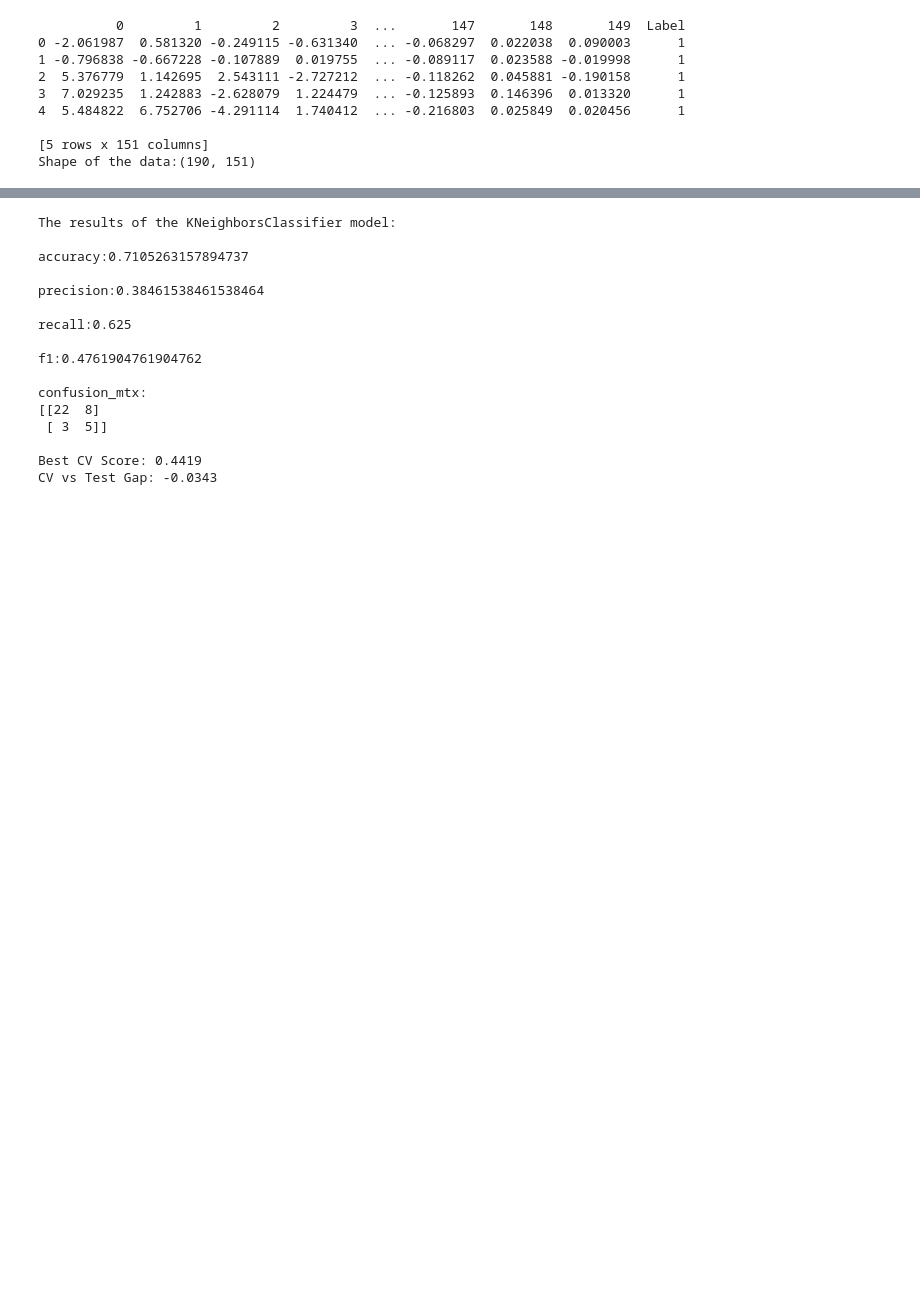
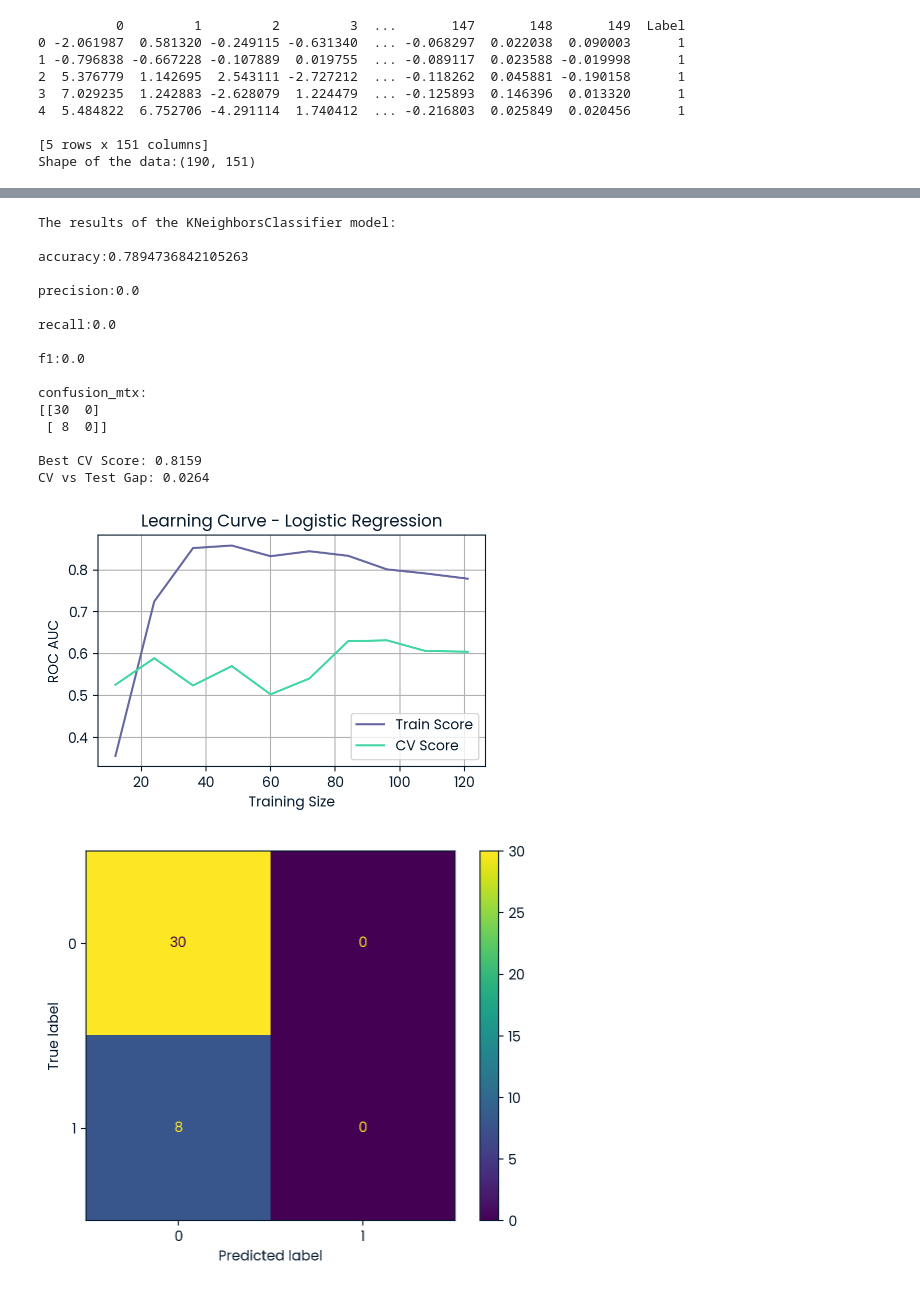
Before and after one commit to anoushzahedi/Python_ML, a Jupyter notebook: ML_facial_recognition/notebook.ipynb, the cells around one changed output, grey strips where cells are left out. Drawn from its saved outputs; the diff is of its cells as text; code cells hidden in the pictures; blank space fills up the shorter version.

Commit message:
facial recognition model

```diff
--- a/ML_facial_recognition/notebook.ipynb
+++ b/ML_facial_recognition/notebook.ipynb
@@ -119,6 +121,42 @@ class ThresholdClassifier(BaseEstimator, ClassifierMixin):
     def predict(self, X):
         y_proba = self.estimator.predict_proba(X)[:, 1]
         return (y_proba >= self.threshold).astype(int)
+# %%
+# Libs
+from sklearn.model_selection import learning_curve
+from sklearn.metrics import ConfusionMatrixDisplay
+
+def learning_curve_automated(base_estimator, direct:bool, model_results):
+    """Looking at the fitting curve for the input model"""
+
+    if not direct:
+        base_estimator = base_estimator.best_estimator_.estimator
+
+    train_sizes, train_scores, val_scores = learning_curve(
+        base_estimator,
+        X_train,
+        y_train,
+        cv=kf,
+        scoring='roc_auc',
+        n_jobs=-1,
+        train_sizes=np.linspace(0.1, 1.0, 10)
+    )
+
+    plt.figure(figsize=(5, 3))
+    plt.plot(train_sizes, train_scores.mean(axis=1), label='Train Score')
+    plt.plot(train_sizes, val_scores.mean(axis=1), label='CV Score')
+    plt.xlabel('Training Size')
+    plt.ylabel('ROC AUC')
+    plt.title('Learning Curve - Logistic Regression')
+    plt.legend()
+    plt.grid()
+    plt.show()
+
+    # visualizing the confusion matrix for the best model
+    disp = ConfusionMatrixDisplay(confusion_matrix=model_results[4],
+                                  display_labels=base_estimator.classes_)
+    disp.plot()
+    plt.show()
 # %%
 # Libs
 from sklearn.linear_model import LogisticRegression
@@ -206,41 +222,46 @@ pipe_KNN = Pipeline([
 ])
 
 pipe_KNN = ThresholdClassifier(pipe_KNN, threshold=0.5)
 
 params = {
     'estimator__knn__n_neighbors' : np.arange(1,31,2),
     'estimator__knn__weights' : ['uniform', 'distance'],
     'estimator__knn__metric' : ['minkowski'],
     'estimator__knn__p': [1, 2],
     'estimator__knn__algorithm': ['auto', 'ball_tree', 'kd_tree'],
     'threshold':[0.2,0.3,0.4,0.5]
 }
 
 grid_knn = GridSearchCV(
     pipe_KNN,
     params,
     cv=kf,
-    scoring='f1',
-    n_jobs=-1
+    scoring=which_scoring,
+    n_jobs=-1,
+    refit=True,
+    return_train_score=True
 )
 
 grid_knn = grid_knn.fit(X_train, y_train)
 
-knn_results = scoring_fun(grid_knn, X_test, y_test, 'KNeighborsClassifier')
+knn_results = scoring_fun(grid_knn, X_test, y_test, 'KNeighborsClassifier', scoring=which_scoring)
+learning_curve_automated(grid_knn, direct=False, model_results=knn_results)
 # %% [output]
 The results of the KNeighborsClassifier model:
 
-accuracy:0.7105263157894737
+accuracy:0.7894736842105263
 
-precision:0.38461538461538464
+precision:0.0
 
-recall:0.625
+recall:0.0
 
-f1:0.4761904761904762
+f1:0.0
 
 confusion_mtx:
-[[22  8]
- [ 3  5]]
+[[30  0]
+ [ 8  0]]
 
-Best CV Score: 0.4419
-CV vs Test Gap: -0.0343
+Best CV Score: 0.8159
+CV vs Test Gap: 0.0264
+[figure, added]
+[figure, added]
```
Also changed, not shown: parts of 7 cells of this notebook.
